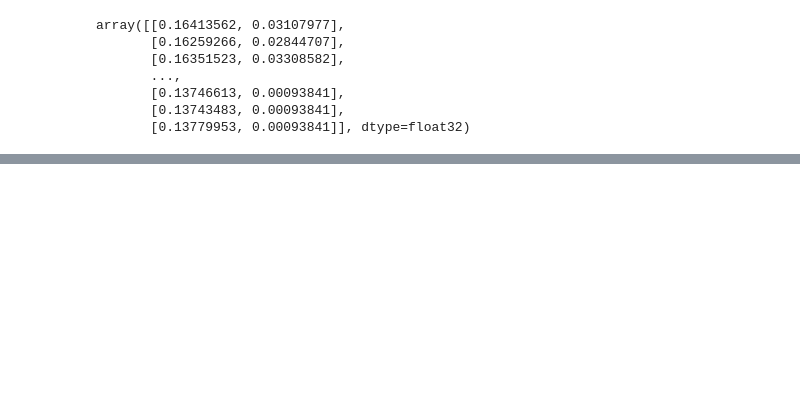
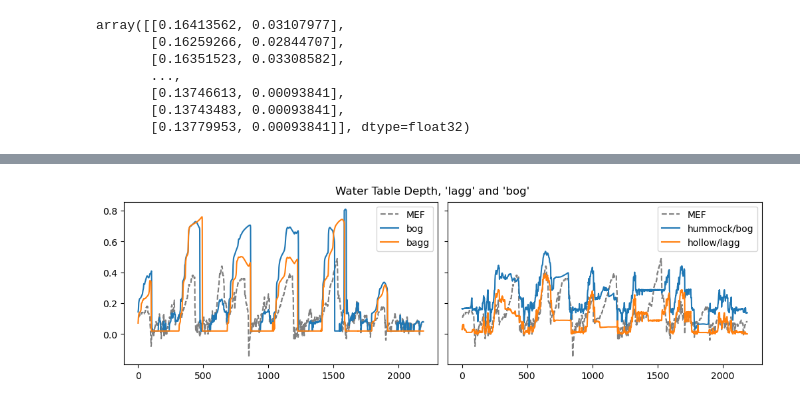
Before and after one commit to mwdjones/peatlandMIP, a Jupyter notebook: 02_lateralflow-analysis.ipynb, the cells around one changed output, grey strips where cells are left out. Cells and saved outputs as stored; diff of their text form; code cells hidden in the pictures; blank space fills up the shorter version.

```diff
--- a/02_lateralflow-analysis.ipynb
+++ b/02_lateralflow-analysis.ipynb
@@ -14,3 +14,23 @@ SPRUCEuncalib = xr.open_mfdataset('ELM-SPRUCE/initRUN/TEST_US-SPR_ICB20TRCNPRDCT
                             parallel = True)
 HILLSLOPEuncalib = xr.open_mfdataset('CLM-hillslope/4col-original/initRUNS_long/test-hillslope-mct-srof.clm2.h3.*-01-01-00000.nc',
                             parallel = True)
+# %%
+'''Load calibration WTE data'''
+infile1  ="https://pasta.lternet.edu/package/data/eml/edi/562/2/671f15337a677da71852de506a8d9b05".strip()
+infile1  = infile1.replace("https://","http://")
+
+dt1 =pd.read_csv(infile1, skiprows = 1, sep = ",",
+                 names=["PEATLAND", "DATE", "WTE", "FLAG"],
+                 parse_dates=['DATE'],
+                 na_values={'WTE':['NA',], 'FLAG':['NA',]})
+
+# Coerce the data into the types specified in the metadata
+dt1.PEATLAND = dt1.PEATLAND.astype('category')
+
+dt1.WTE = pd.to_numeric(dt1.WTE, errors ='coerce')
+dt1.FLAG = dt1.FLAG.astype('category')
+
+# Pull out 2017 year
+wte = dt1[(dt1.DATE.dt.year > 2010) & (dt1.DATE.dt.year < 2017)]
+wte = wte[wte.PEATLAND == 'S2'].reset_index(drop = True)
+wte['WTD'] = -(422.0 - wte.WTE)
@@ -101,0 +139,17 @@ plt.show()
+# %%
+#Hillslope and SPRUCE water table elevations
+fig, [ax1, ax2] = plt.subplots(1, 2, figsize = (10, 3),
+                               sharey = True,
+                               constrained_layout = True)
+m = ax1.plot(-wte.WTD, '--k', alpha = 0.5, label = 'MEF')
+a = ax1.plot(HILLSLOPEuncalib.ZWT.isel(column=[1]), label = 'bog')
+b = ax1.plot(HILLSLOPEuncalib.ZWT.isel(column=[0]), label = 'bagg')
+ax1.legend()
+m = ax2.plot(-wte.WTD, '--k', alpha = 0.5, label = 'MEF')
+c = ax2.plot(SPRUCEuncalib.ZWT.isel(lndgrid=[0]), label = 'hummock/bog')
+d = ax2.plot(SPRUCEuncalib.ZWT.isel(lndgrid=[1]), label = 'hollow/lagg')
+ax2.legend()
+plt.suptitle('Water Table Depth, \'lagg\' and \'bog\'')
+plt.show()
+# %% [output]
+[figure, added]
```
Also changed, not shown: parts of 5 cells of this notebook, 4 other files.
